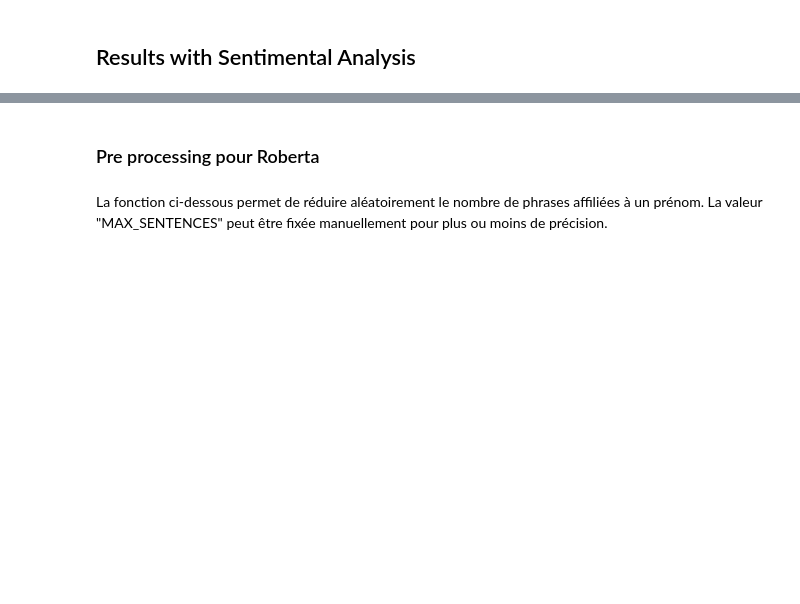
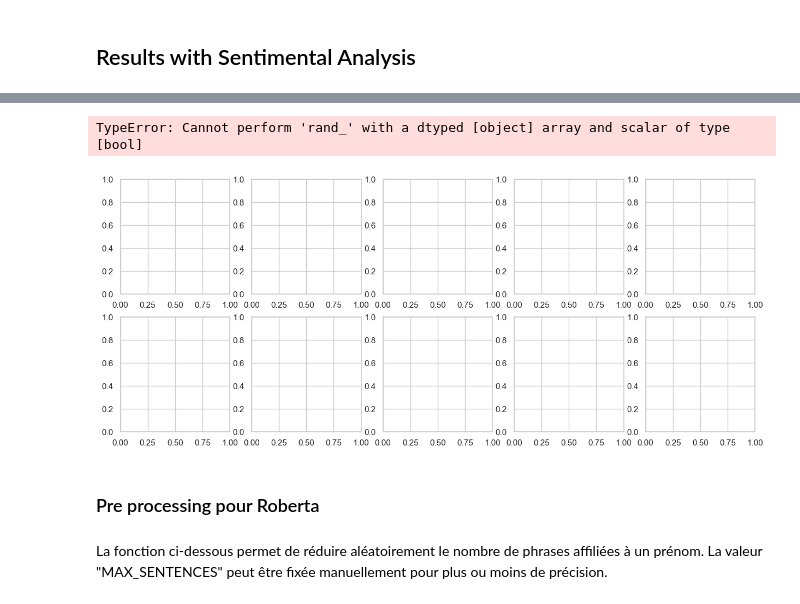
Before and after one commit to epfl-ada/ada-2024-project-adadasurmonbidet2024, a Jupyter notebook: results.ipynb, the cells around one changed output, grey strips where cells are left out. Saved outputs shown, nothing was run; the diff lists cells and outputs as text; code cells hidden in the pictures; blank space fills up the shorter version.

```diff
--- a/results.ipynb
+++ b/results.ipynb
@@ -775,0 +797,4 @@ df_sorted.head(50)
+# %%
+#For the plot we are interested only in data with a specific genre, so we drop the rows with the genre 'Other'
+df_SA_by_genre = df_SA_by_genre[df_SA_by_genre['Genre_Category']!='Other']
+df_SA_by_genre.shape
@@ -775,0 +803,7 @@ df_sorted.head(50)
+# %%
+#We assign to each polarity value to the midpoint of the interval they fall into
+bins = np.arange(-1, 1.1, 0.1)
+midpoints = bins[:-1] + 0.05
+
+df_SA_by_genre['Binned_Polarity'] = pd.cut(df_SA_by_genre['Polarity'],bins=bins,labels=midpoints)
+df_SA_by_genre.head()
@@ -775,0 +817,4 @@ df_sorted.head(50)
+# %%
+df_SA_by_genre.drop(columns=['Polarity'],inplace=True)
+# %%
+df_SA_by_genre = df_SA_by_genre.groupby(['Genre_Category','Sex','Binned_Polarity']).agg(count =('Binned_Polarity','count')).reset_index()
@@ -776,3 +832,31 @@ df_sorted.head(50)
+# %%
+#Plot
+
+fig, axes = plt.subplots(2, 5, figsize=(15, 6))
+genres = ['Action & Adventure','Drama','Comedy','Horror & Thriller','Fantasy & Sci-Fi','Historical & War','Romance','Documentary','Music & Performance','Cult & B-Movies']
+
+for i,ax in enumerate(axes.flat):
+
+    filtered_F = df_SA_by_genre[
+        (df_SA_by_genre['Genre_Category'] == genres[i]) &
+        (df_SA_by_genre['Sex'] == 'F')
+    ]
+
+    filtered_M = df_SA_by_genre[
+        (df_SA_by_genre['Genre_Category'] == genres[i]) &
+        (df_SA_by_genre['Sex'] == 'M')
+    ]
+    ax.plot(filtered_F['Binned_Polarity'],filtered_F['count'],color='green', label='Female')
+    ax.plot(filtered_M['Binned_Polarity'],filtered_M['count'],color='red', label = 'Male')
+
+    ax.set_title(genres[i])
+    ax.legend()
+
+plt.tight_layout()
+plt.show()
+# %% [output]
+TypeError: Cannot perform 'rand_' with a dtyped [object] array and scalar of type [bool]
+[figure, added]
 # %%
 analyze_SA = GoodBadGuyAnalyzer(df_SA_analysis)
 
```
Also changed, not shown: parts of 23 cells of this notebook, 1 other file.
